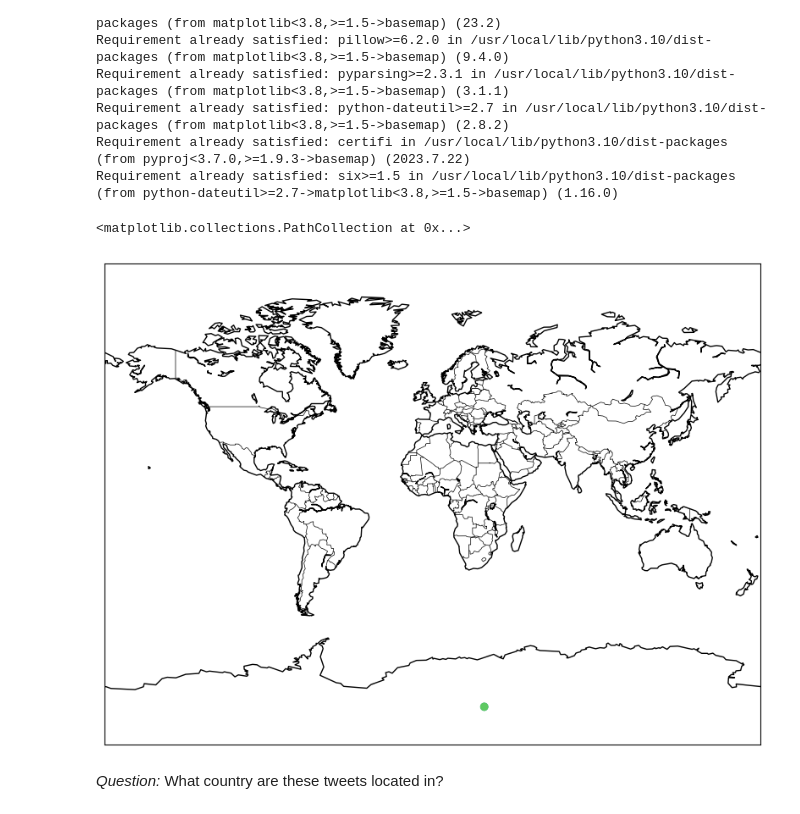
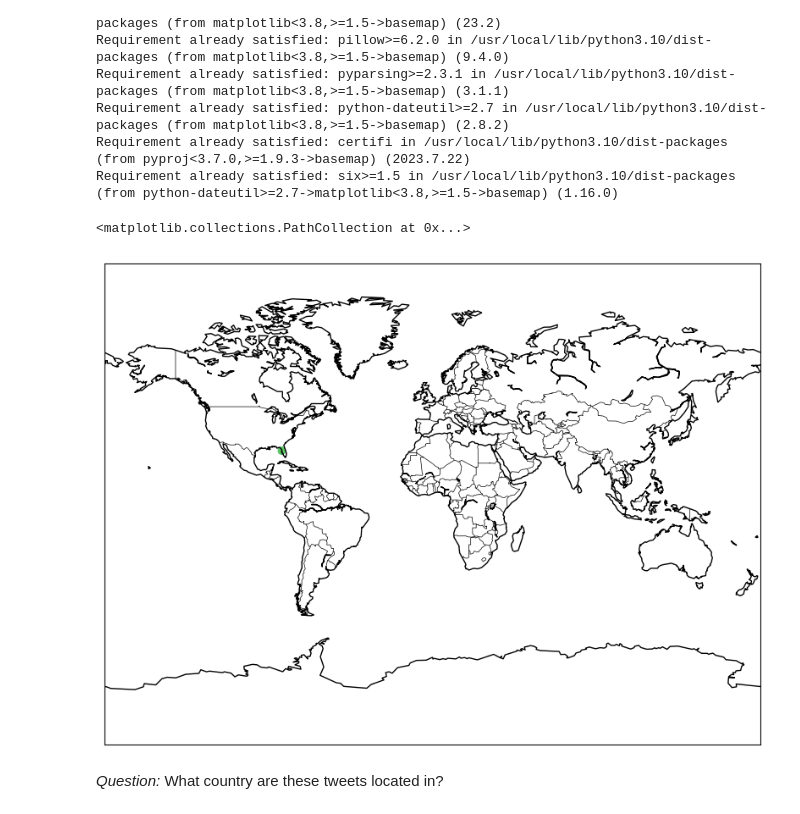
Before and after one commit to salomemrlds/QM2, a Jupyter notebook: notebooks/W04. Natural Language Processing.ipynb, the cells around one changed output. Saved outputs shown, nothing was run; the diff lists cells and outputs as text; code cells hidden in the pictures.

```diff
--- a/notebooks/W04. Natural Language Processing.ipynb
+++ b/notebooks/W04. Natural Language Processing.ipynb
@@ -618,22 +623,22 @@ Requirement already satisfied: six>=1.5 in /usr/local/lib/python3.10/dist-packag
 # %%
 import matplotlib.pyplot as plt
 from mpl_toolkits.basemap import Basemap
 
 map = Basemap(projection='mill')
 
 map.drawcountries()
 map.drawcoastlines()
 
 map.scatter(
-      x=sample['longitude'],
-      y=sample['latitude'],
+      x=sample['latitude'],
+      y=sample['longitude'],
       c=sample['Polarity'],
       latlon=True,
       vmin=-1,
       vmax=1)
-#The tweets are located in Antartica
+#The tweets are located in the US
 # %% [output]
 <matplotlib.collections.PathCollection at 0x...>
-[figure, old version]
+[figure, new version]
 # %% [markdown]
 *Question:* What country are these tweets located in?
```
Also changed, not shown: parts of 4 cells of this notebook.
